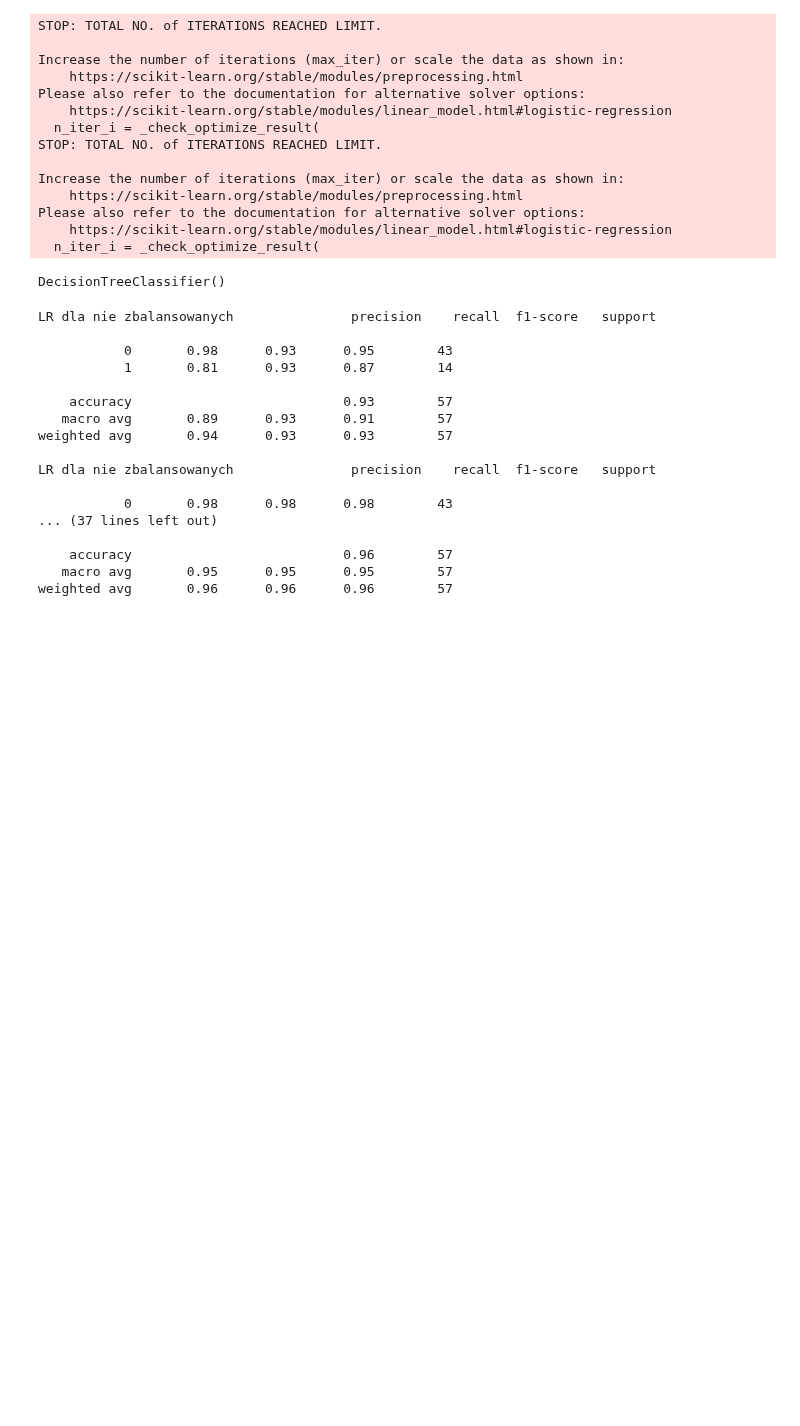
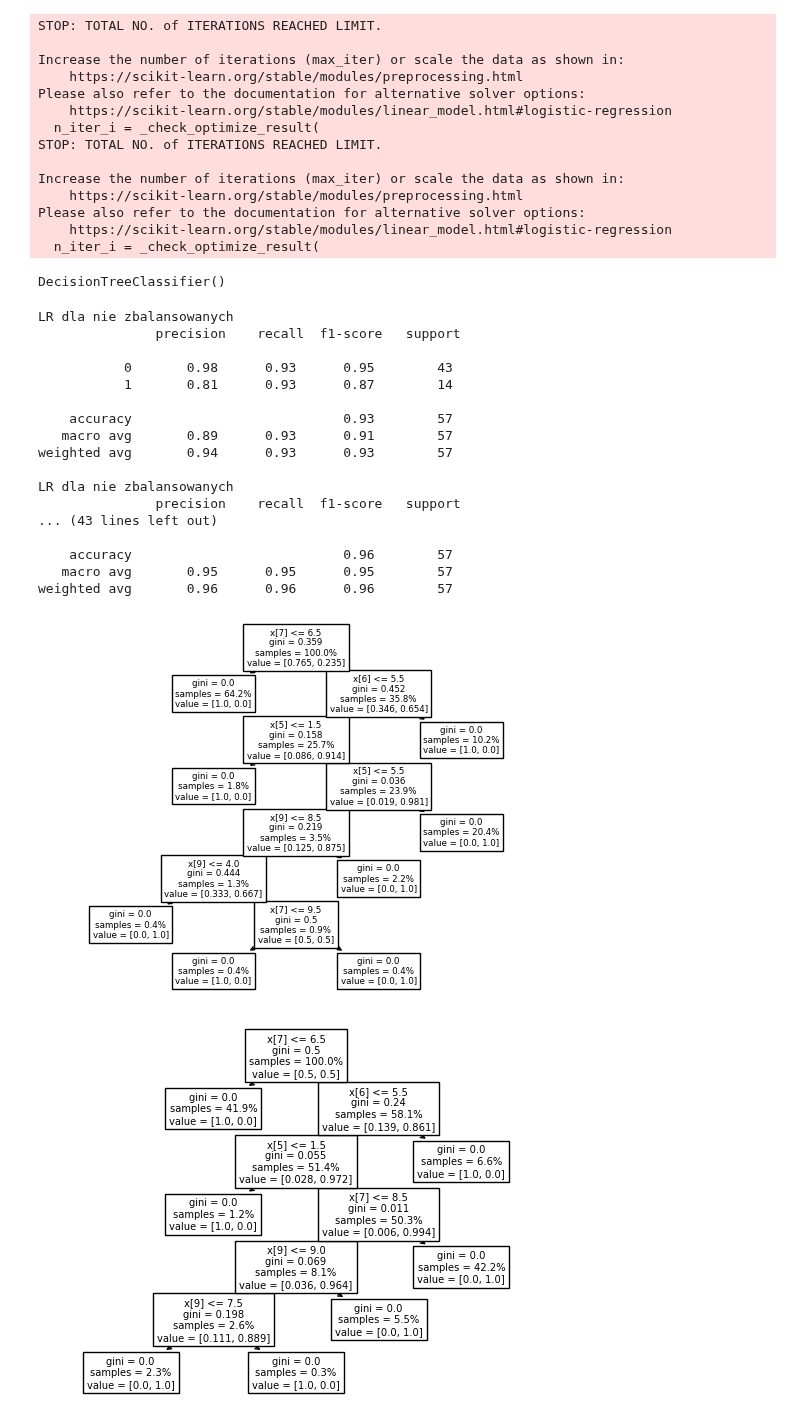
Before and after one commit to BeNNeTTcik/xgboost, a Jupyter notebook: notebooks/nb_ssh.ipynb, the cells around one changed output. Drawn from its saved outputs; the diff is of its cells as text; code cells hidden in the pictures; blank space fills up the shorter version.

```diff
--- a/notebooks/nb_ssh.ipynb
+++ b/notebooks/nb_ssh.ipynb
@@ -138,23 +138,24 @@ DecisionTreeClassifier()
 # %%
 #LR
 y_pred_LR = model_LR.predict(X_test)
-print('LR dla nie zbalansowanych', classification_report(y_test, y_pred_LR))
+print('LR dla nie zbalansowanych\n', classification_report(y_test, y_pred_LR))
 y_pred_LR_SMOTE = model_LR_SMOTE.predict(X_test)
-print('LR dla nie zbalansowanych', classification_report(y_test, y_pred_LR_SMOTE))
+print('LR dla nie zbalansowanych\n', classification_report(y_test, y_pred_LR_SMOTE))
 
 #RF
 y_pred_RF = model_RF.predict(X_test)
-print('RF dla nie zbalansowanych', classification_report(y_test, y_pred_RF))
+print('RF dla nie zbalansowanych\n', classification_report(y_test, y_pred_RF))
 y_pred_RF_SMOTE = model_RF_SMOTE.predict(X_test)
-print('RF dla zbalansowanych', classification_report(y_test, y_pred_RF_SMOTE))
+print('RF dla zbalansowanych\n', classification_report(y_test, y_pred_RF_SMOTE))
 
 #DT
 y_pred_DT = model_DT.predict(X_test)
-print('DT dla nie zbalansowanych', classification_report(y_test, y_pred_DT))
+print('DT dla nie zbalansowanych\n', classification_report(y_test, y_pred_DT))
 y_pred_DT_SMOTE = model_DT_SMOTE.predict(X_test)
-print('DT dla zbalansowanych', classification_report(y_test, y_pred_DT_SMOTE))
+print('DT dla zbalansowanych\n', classification_report(y_test, y_pred_DT_SMOTE))
 # %% [output]
-LR dla nie zbalansowanych               precision    recall  f1-score   support
+LR dla nie zbalansowanych
+               precision    recall  f1-score   support
 
            0       0.98      0.93      0.95        43
            1       0.81      0.93      0.87        14
@@ -163,11 +164,18 @@ LR dla nie zbalansowanych               precision    recall  f1-score   support
    macro avg       0.89      0.93      0.91        57
 weighted avg       0.94      0.93      0.93        57
 
-LR dla nie zbalansowanych               precision    recall  f1-score   support
-
-           0       0.98      0.98      0.98        43
-... (37 lines left out)
+LR dla nie zbalansowanych
+               precision    recall  f1-score   support
+... (43 lines left out)
 
     accuracy                           0.96        57
    macro avg       0.95      0.95      0.95        57
 weighted avg       0.96      0.96      0.96        57
+# %%
+tree.plot_tree(model_DT, proportion=True)
+plt.show()
+tree.plot_tree(model_DT_SMOTE, proportion=True)
+plt.show()
+# %% [output]
+[figure, added]
+[figure, added]
```
Also changed, not shown: parts of 1 cell of this notebook, 2 other files.
